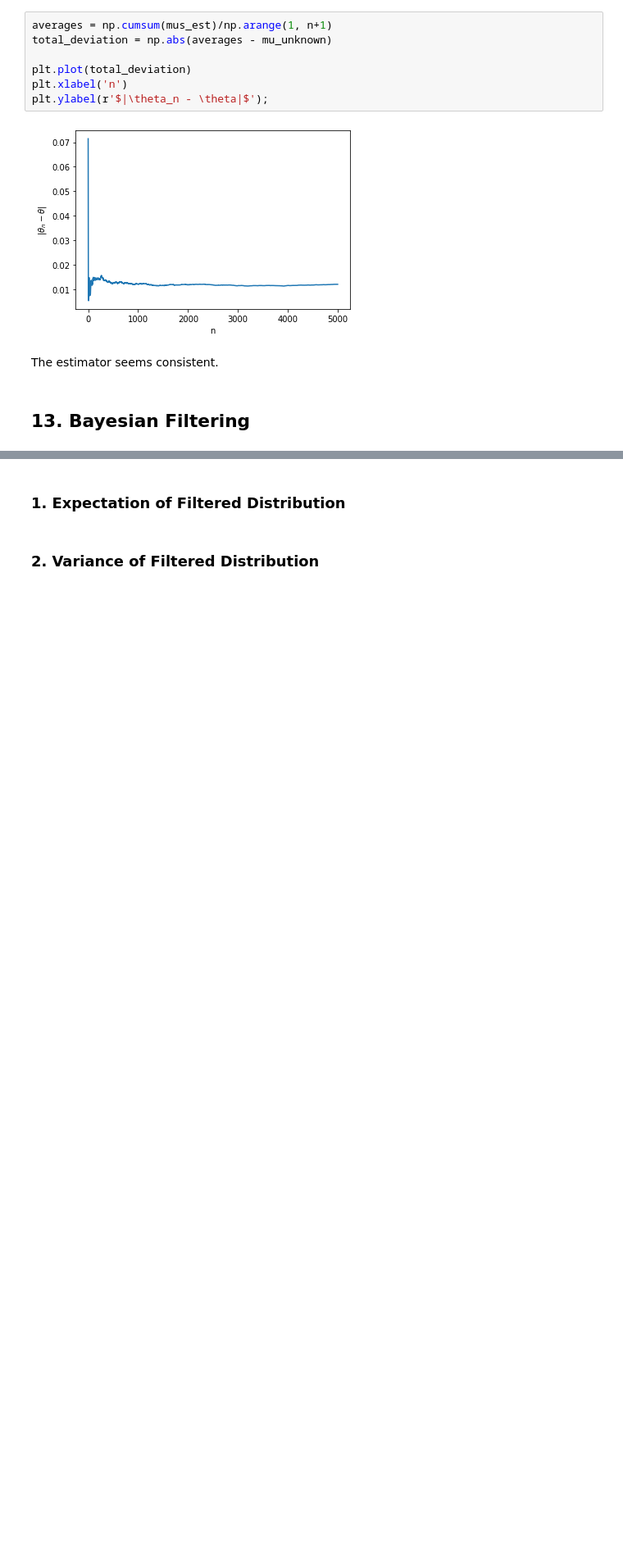
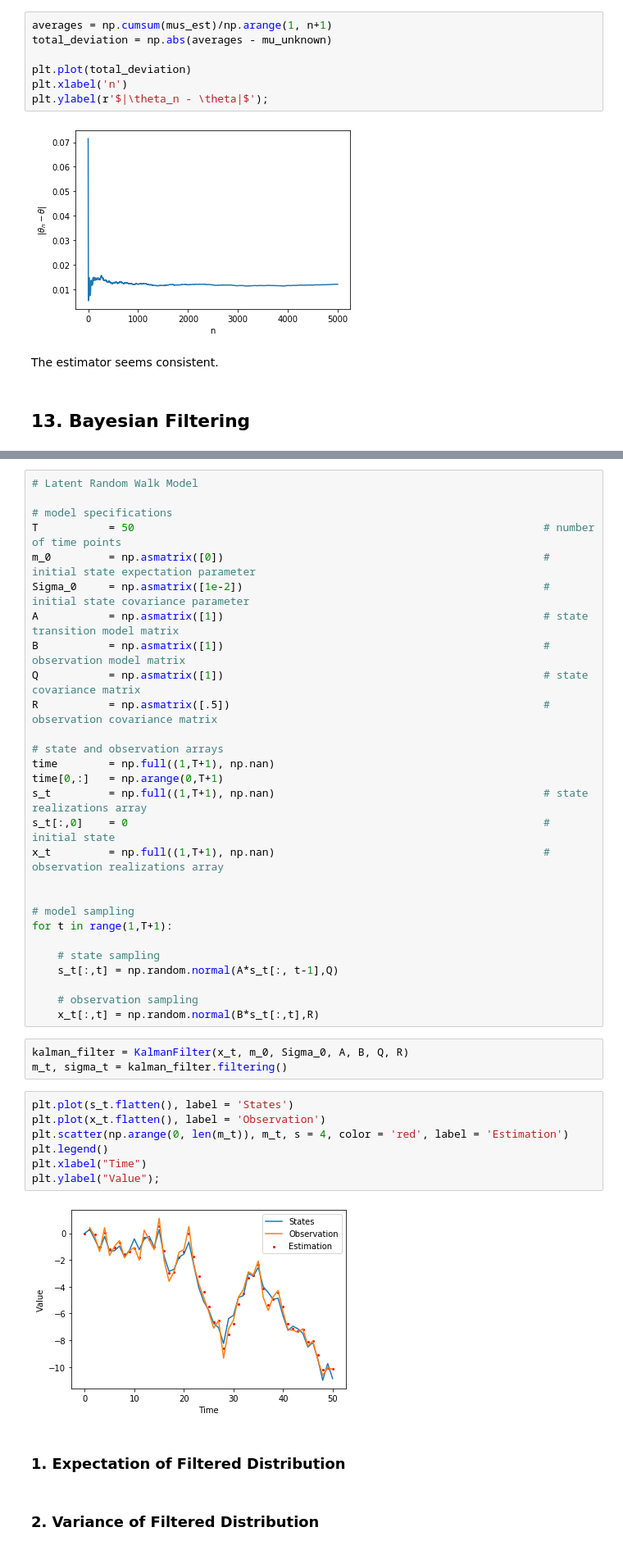
Before and after one commit to DorotheaMueller/statistics_assignments, a Jupyter notebook: ex_3.ipynb, the cells around one changed output, grey strips where cells are left out. Shown at 82% size. Drawn from its saved outputs; the diff is of its cells as text; blank space fills up the shorter version.

```diff
--- a/ex_3.ipynb
+++ b/ex_3.ipynb
@@ -260,3 +277,43 @@ plt.plot(bf.m_t.flatten())
+# %%
+# Latent Random Walk Model
+
+# model specifications
+T           = 50                                                                # number of time points
+m_0         = np.asmatrix([0])                                                  # initial state expectation parameter
+Sigma_0     = np.asmatrix([1e-2])                                               # initial state covariance parameter
+A           = np.asmatrix([1])                                                  # state transition model matrix
+B           = np.asmatrix([1])                                                  # observation model matrix
+Q           = np.asmatrix([1])                                                  # state covariance matrix
+R           = np.asmatrix([.5])                                                 # observation covariance matrix
+
+# state and observation arrays
+time        = np.full((1,T+1), np.nan)
+time[0,:]   = np.arange(0,T+1)
+s_t         = np.full((1,T+1), np.nan)                                          # state realizations array
+s_t[:,0]    = 0                                                                 # initial state
+x_t         = np.full((1,T+1), np.nan)                                          # observation realizations array
+
+
+# model sampling
+for t in range(1,T+1):
+
+    # state sampling
+    s_t[:,t] = np.random.normal(A*s_t[:, t-1],Q)
+
+    # observation sampling
+    x_t[:,t] = np.random.normal(B*s_t[:,t],R)
+# %%
+kalman_filter = KalmanFilter(x_t, m_0, Sigma_0, A, B, Q, R)
+m_t, sigma_t = kalman_filter.filtering()
+# %%
+plt.plot(s_t.flatten(), label = 'States')
+plt.plot(x_t.flatten(), label = 'Observation')
+plt.scatter(np.arange(0, len(m_t)), m_t, s = 4, color = 'red', label = 'Estimation')
+plt.legend()
+plt.xlabel("Time")
+plt.ylabel("Value");
+# %% [output]
+[figure, added]
 # %% [markdown]
 ### 1. Expectation of Filtered Distribution
 # %% [markdown]
```
Also changed, not shown: parts of 11 cells of this notebook.
